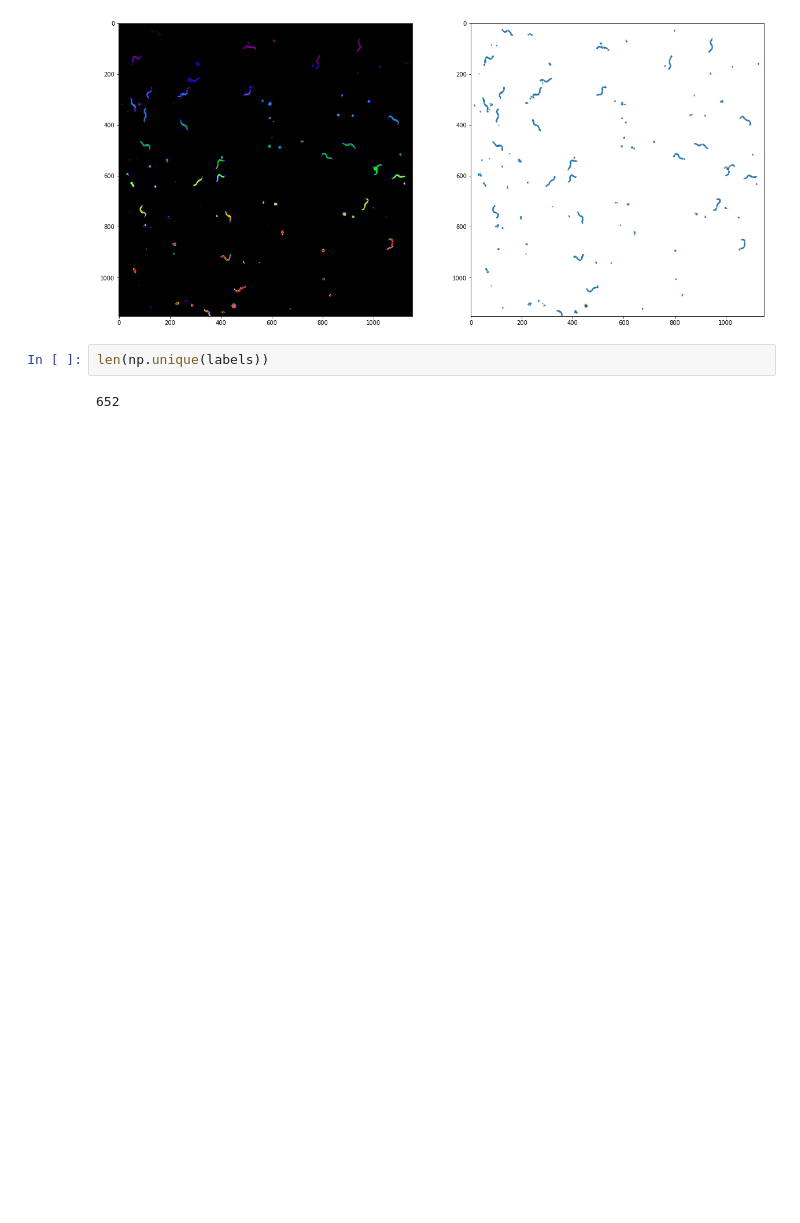
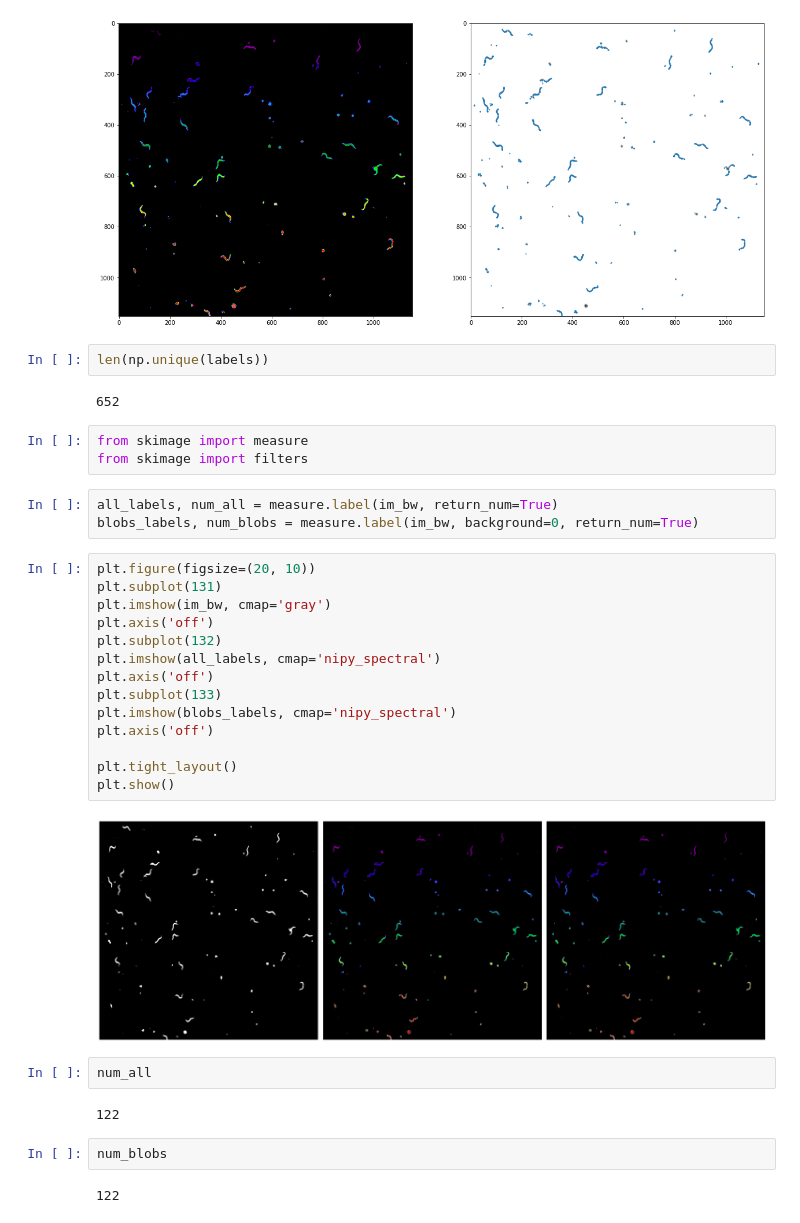
Before and after one commit to Maydit/Nematodes, a Jupyter notebook: src/worm_simple_io.ipynb, the cells around one changed output. Saved outputs shown, nothing was run; the diff lists cells and outputs as text; blank space fills up the shorter version.

```diff
--- a/src/worm_simple_io.ipynb
+++ b/src/worm_simple_io.ipynb
@@ -128,3 +128,33 @@ axes[1].scatter(x=coords[:,1], y=coords[:,0], cmap=plt.cm.ocean, s=1)
 len(np.unique(labels))
 # %% [output]
 652
+# %%
+from skimage import measure
+from skimage import filters
+# %%
+all_labels, num_all = measure.label(im_bw, return_num=True)
+blobs_labels, num_blobs = measure.label(im_bw, background=0, return_num=True)
+# %%
+plt.figure(figsize=(20, 10))
+plt.subplot(131)
+plt.imshow(im_bw, cmap='gray')
+plt.axis('off')
+plt.subplot(132)
+plt.imshow(all_labels, cmap='nipy_spectral')
+plt.axis('off')
+plt.subplot(133)
+plt.imshow(blobs_labels, cmap='nipy_spectral')
+plt.axis('off')
+
+plt.tight_layout()
+plt.show()
+# %% [output]
+[figure, added]
+# %%
+num_all
+# %% [output]
+122
+# %%
+num_blobs
+# %% [output]
+122
```
Also changed, not shown: 1 other file.
